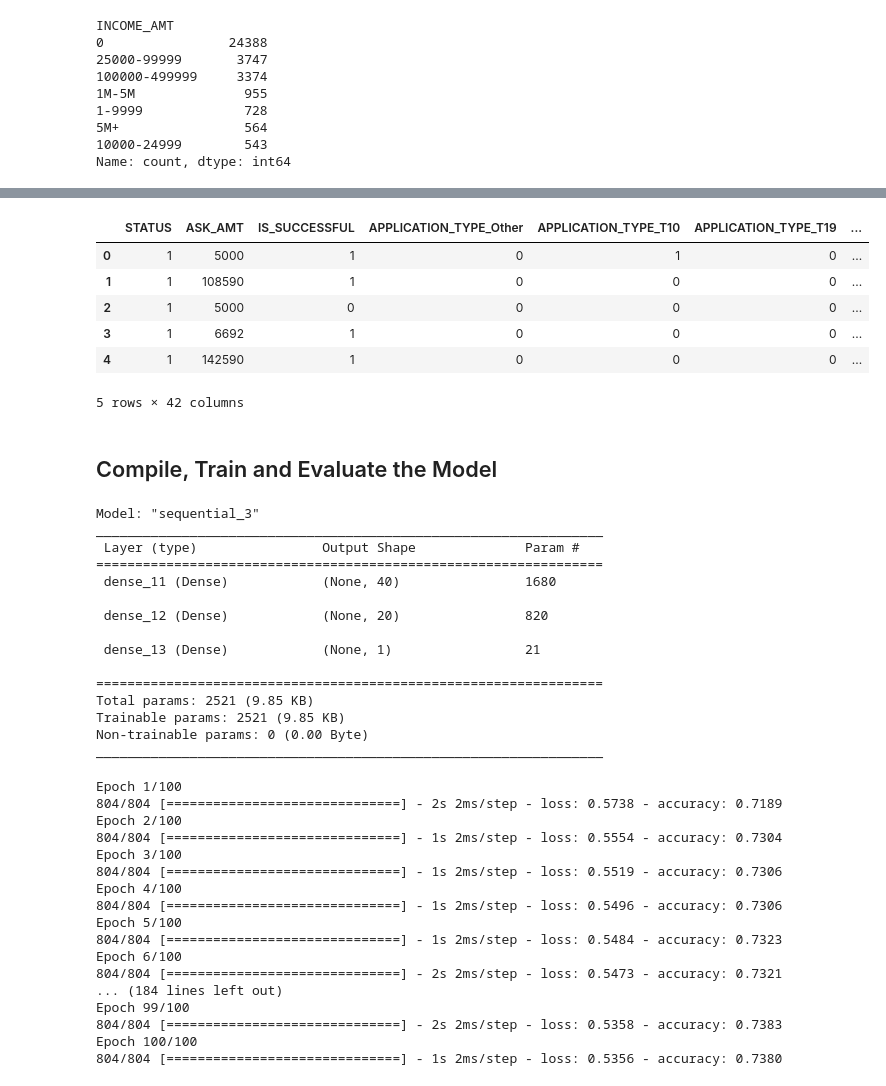
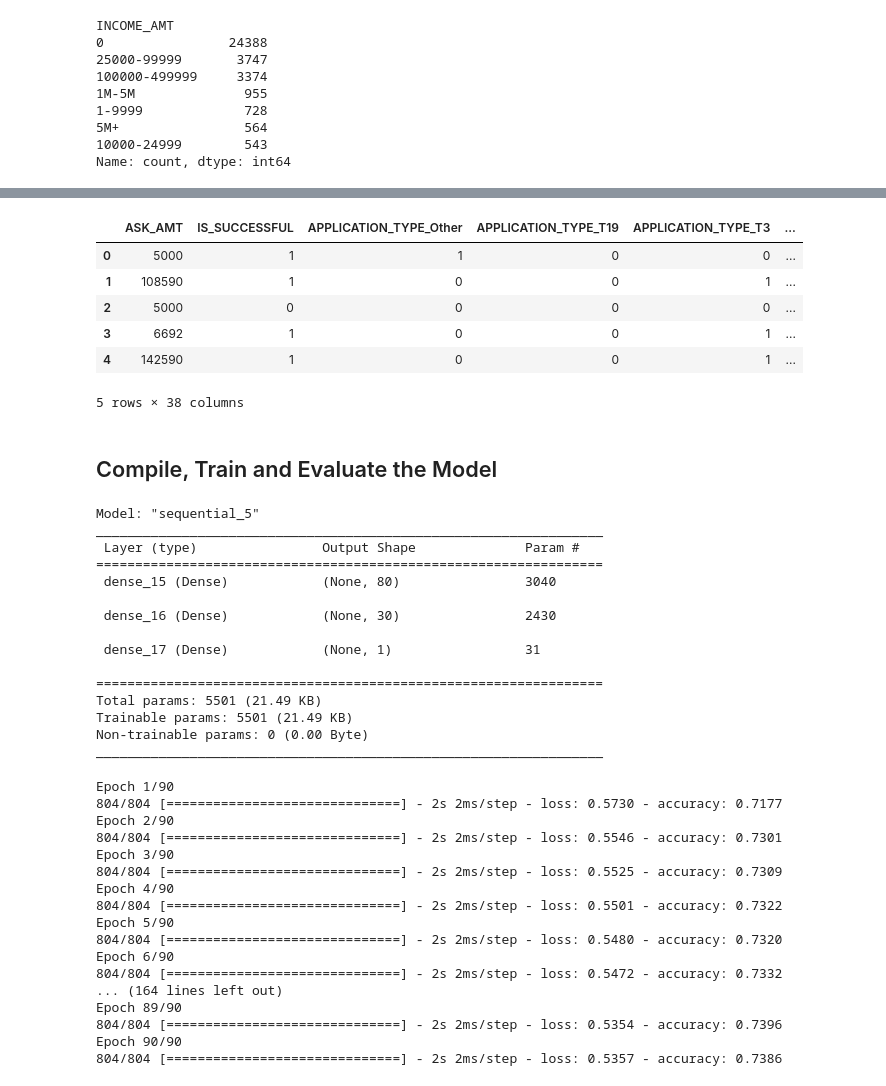
Before and after one commit to ddaniel2024/Module-21-Neural-Networks-and-Deep-Learning, a Jupyter notebook: AlphabetSoupCharity_Optimization.ipynb, the cells around one changed output, grey strips where cells are left out. Saved outputs shown, nothing was run; the diff lists cells and outputs as text; code cells hidden in the pictures.

```diff
--- a/AlphabetSoupCharity_Optimization.ipynb
+++ b/AlphabetSoupCharity_Optimization.ipynb
@@ -79,7 +72,7 @@ Name: count, dtype: int64
 # %%
 # Choose a cutoff value and create a list of application types to be replaced
 # use the variable name `application_types_to_replace`
-application_types_to_replace = ["T9", "T13", "T12", "T2", "T25", "T14", "T29", "T15", "T17"]
+application_types_to_replace = ["T9", "T10", "T13", "T12", "T2", "T25", "T14", "T29", "T15", "T17"]
 
 # Replace in dataframe
 for app in application_types_to_replace:
@@ -231,15 +242,15 @@ application_df.head()
 # %%
 # Convert categorical data to numeric with `pd.get_dummies`
-converted_df = pd.get_dummies(application_df, columns=["APPLICATION_TYPE", "AFFILIATION", "CLASSIFICATION", "USE_CASE", "ORGANIZATION", "INCOME_AMT", "SPECIAL_CONSIDERATIONS"], dtype="int")
+converted_df = pd.get_dummies(application_df, columns=["APPLICATION_TYPE", "AFFILIATION", "CLASSIFICATION", "USE_CASE", "ORGANIZATION", "INCOME_AMT"], dtype="int")
 converted_df.head()
 # %% [output]
-|  | STATUS | ASK_AMT | IS_SUCCESSFUL | APPLICATION_TYPE_Other | APPLICATION_TYPE_T10 | APPLICATION_TYPE_T19 | ... |
-| 0 | 1 | 5000 | 1 | 0 | 1 | 0 | ... |
-| 1 | 1 | 108590 | 1 | 0 | 0 | 0 | ... |
-| 2 | 1 | 5000 | 0 | 0 | 0 | 0 | ... |
-| 3 | 1 | 6692 | 1 | 0 | 0 | 0 | ... |
-| 4 | 1 | 142590 | 1 | 0 | 0 | 0 | ... |
+|  | ASK_AMT | IS_SUCCESSFUL | APPLICATION_TYPE_Other | APPLICATION_TYPE_T19 | APPLICATION_TYPE_T3 | ... |
+| 0 | 5000 | 1 | 1 | 0 | 0 | ... |
+| 1 | 108590 | 1 | 0 | 0 | 1 | ... |
+| 2 | 5000 | 0 | 0 | 0 | 0 | ... |
+| 3 | 6692 | 1 | 0 | 0 | 1 | ... |
+| 4 | 142590 | 1 | 0 | 0 | 1 | ... |
-5 rows × 42 columns
+5 rows × 38 columns
 # %%
 # Split our preprocessed data into our features and target arrays
 y = converted_df["IS_SUCCESSFUL"]
@@ -269,7 +280,7 @@ X_test_scaled = X_scaler.transform(X_test)
 nn = tf.keras.models.Sequential()
 
 # First hidden layer
-nn.add(tf.keras.layers.Dense(units=80, activation="relu", input_dim=41))
+nn.add(tf.keras.layers.Dense(units=80, activation="relu", input_dim=37))
 
 # Second hidden layer
 nn.add(tf.keras.layers.Dense(units=30, activation="relu"))
@@ -280,19 +291,19 @@ nn.add(tf.keras.layers.Dense(units=1, activation="sigmoid"))
 # Check the structure of the model
 nn.summary()
 # %% [output]
-Model: "sequential_3"
+Model: "sequential_5"
 _________________________________________________________________
  Layer (type)                Output Shape              Param #
 =================================================================
- dense_11 (Dense)            (None, 40)                1680
+ dense_15 (Dense)            (None, 80)                3040
 
- dense_12 (Dense)            (None, 20)                820
+ dense_16 (Dense)            (None, 30)                2430
 
- dense_13 (Dense)            (None, 1)                 21
+ dense_17 (Dense)            (None, 1)                 31
 
 =================================================================
-Total params: 2521 (9.85 KB)
-Trainable params: 2521 (9.85 KB)
+Total params: 5501 (21.49 KB)
+Trainable params: 5501 (21.49 KB)
 Non-trainable params: 0 (0.00 Byte)
 _________________________________________________________________
 # %%
@@ -300,25 +311,25 @@ _________________________________________________________________
 nn.compile(loss="binary_crossentropy", optimizer="adam", metrics=["accuracy"])
 # %%
 # Train the model
-fit_model = nn.fit(X_train_scaled, y_train, epochs=100)
+fit_model = nn.fit(X_train_scaled, y_train, epochs=90)
 # %% [output]
-Epoch 1/100
-804/804 [==============================] - 2s 2ms/step - loss: 0.5738 - accuracy: 0.7189
-Epoch 2/100
-804/804 [==============================] - 1s 2ms/step - loss: 0.5554 - accuracy: 0.7304
-Epoch 3/100
-804/804 [==============================] - 1s 2ms/step - loss: 0.5519 - accuracy: 0.7306
-Epoch 4/100
-804/804 [==============================] - 1s 2ms/step - loss: 0.5496 - accuracy: 0.7306
-Epoch 5/100
-804/804 [==============================] - 1s 2ms/step - loss: 0.5484 - accuracy: 0.7323
-Epoch 6/100
-804/804 [==============================] - 2s 2ms/step - loss: 0.5473 - accuracy: 0.7321
-... (184 lines left out)
-Epoch 99/100
-804/804 [==============================] - 2s 2ms/step - loss: 0.5358 - accuracy: 0.7383
-Epoch 100/100
-804/804 [==============================] - 1s 2ms/step - loss: 0.5356 - accuracy: 0.7380
+Epoch 1/90
+804/804 [==============================] - 2s 2ms/step - loss: 0.5730 - accuracy: 0.7177
+Epoch 2/90
+804/804 [==============================] - 2s 2ms/step - loss: 0.5546 - accuracy: 0.7301
+Epoch 3/90
+804/804 [==============================] - 2s 2ms/step - loss: 0.5525 - accuracy: 0.7309
+Epoch 4/90
+804/804 [==============================] - 2s 2ms/step - loss: 0.5501 - accuracy: 0.7322
+Epoch 5/90
+804/804 [==============================] - 2s 2ms/step - loss: 0.5480 - accuracy: 0.7320
+Epoch 6/90
+804/804 [==============================] - 2s 2ms/step - loss: 0.5472 - accuracy: 0.7332
+... (164 lines left out)
+Epoch 89/90
+804/804 [==============================] - 2s 2ms/step - loss: 0.5354 - accuracy: 0.7396
+Epoch 90/90
+804/804 [==============================] - 2s 2ms/step - loss: 0.5357 - accuracy: 0.7386
 # %%
 # Evaluate the model using the test data
 model_loss, model_accuracy = nn.evaluate(X_test_scaled,y_test,verbose=2)
```
Also changed, not shown: parts of 11 cells of this notebook, 8 other files.
